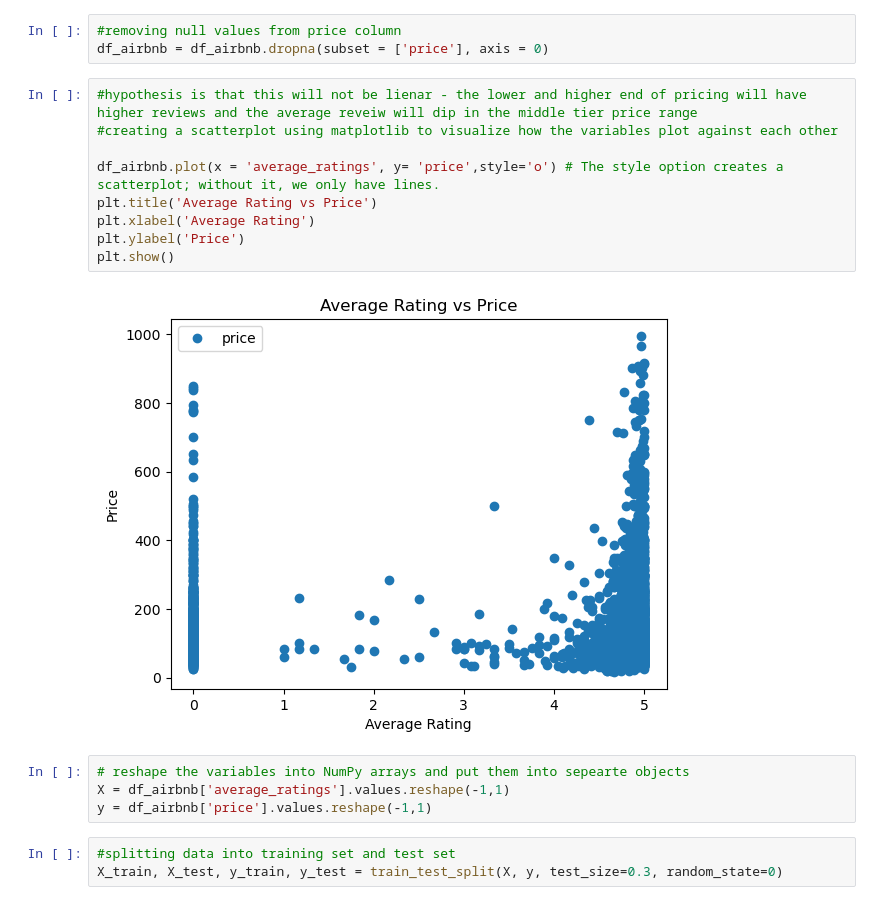
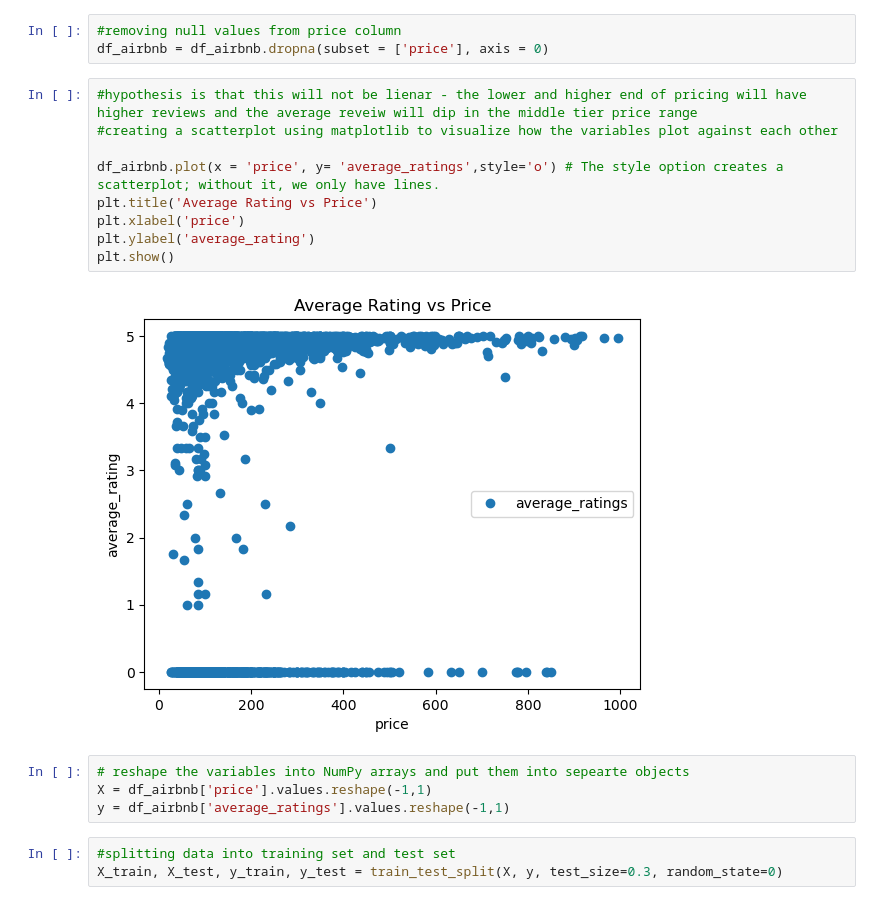
Before and after one commit to GrimlyScarlett/Denver-Airbnb-Analysis, a Jupyter notebook: Scripts/6.7 BNB final analysis.ipynb, the cells around one changed output. Cells and saved outputs as stored; diff of their text form.

```diff
--- a/Scripts/6.7 BNB final analysis.ipynb
+++ b/Scripts/6.7 BNB final analysis.ipynb
@@ -76,18 +76,18 @@ df_airbnb = df_airbnb.dropna(subset = ['price'], axis = 0)
 # %%
 #hypothesis is that this will not be lienar - the lower and higher end of pricing will have higher reviews and the average reveiw will dip in the middle tier price range
 #creating a scatterplot using matplotlib to visualize how the variables plot against each other
 
-df_airbnb.plot(x = 'average_ratings', y= 'price',style='o') # The style option creates a scatterplot; without it, we only have lines.
+df_airbnb.plot(x = 'price', y= 'average_ratings',style='o') # The style option creates a scatterplot; without it, we only have lines.
 plt.title('Average Rating vs Price')
-plt.xlabel('Average Rating')
-plt.ylabel('Price')
+plt.xlabel('price')
+plt.ylabel('average_rating')
 plt.show()
 # %% [output]
-[figure, old version]
+[figure, new version]
 # %%
 # reshape the variables into NumPy arrays and put them into sepearte objects
-X = df_airbnb['average_ratings'].values.reshape(-1,1)
-y = df_airbnb['price'].values.reshape(-1,1)
+X = df_airbnb['price'].values.reshape(-1,1)
+y = df_airbnb['average_ratings'].values.reshape(-1,1)
 # %%
 #splitting data into training set and test set
 X_train, X_test, y_train, y_test = train_test_split(X, y, test_size=0.3, random_state=0)
```
Also changed, not shown: parts of 6 cells of this notebook.
